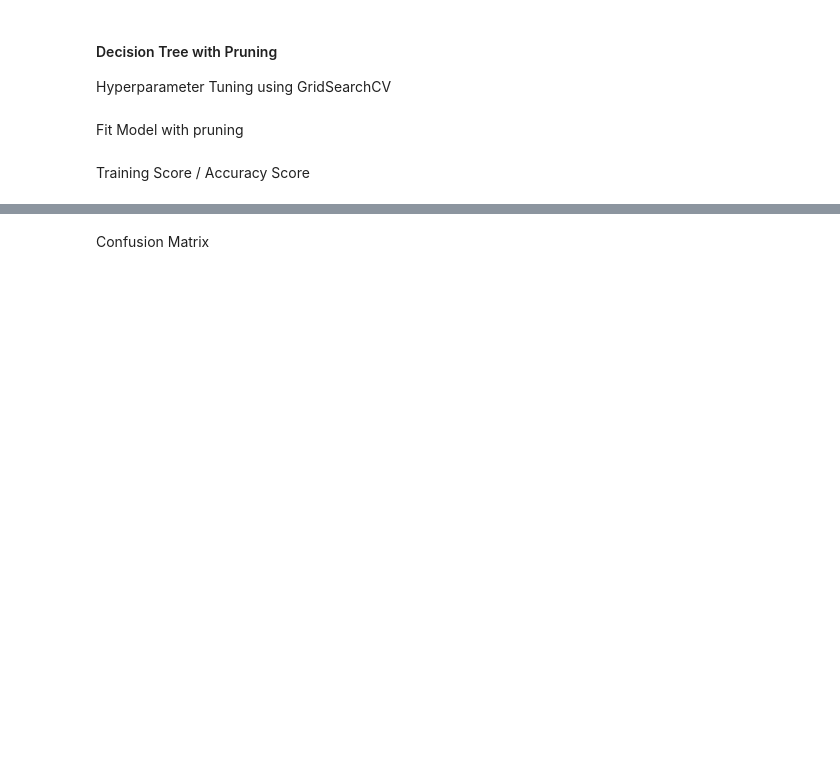
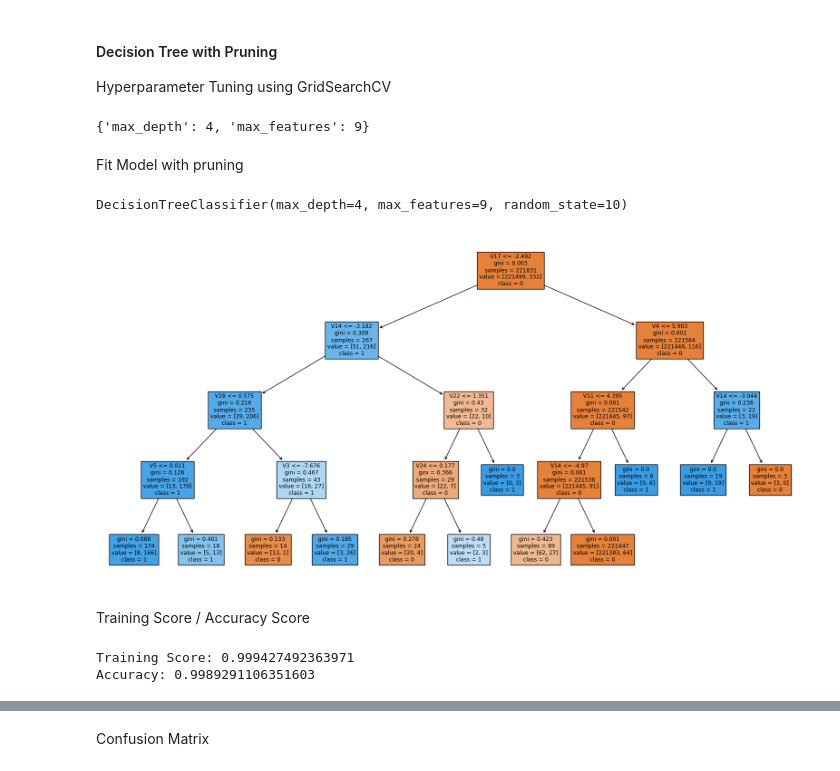
Before and after one commit to Faridghr/FraudDetectivePy, a Jupyter notebook: src/FraudDetectivePy.ipynb, the cells around one changed output, grey strips where cells are left out. Drawn from its saved outputs; the diff is of its cells as text; code cells hidden in the pictures; blank space fills up the shorter version.

```diff
--- a/src/FraudDetectivePy.ipynb
+++ b/src/FraudDetectivePy.ipynb
@@ -518,33 +561,40 @@ parameters = {
 grid_search = GridSearchCV(
     DecisionTreeClassifier(),
     param_grid=parameters,
-    cv=4,
+    cv=3,
 )
 grid_search.fit(X_train, y_train)
 print(grid_search.best_params_)
+# %% [output]
+{'max_depth': 4, 'max_features': 9}
 # %% [markdown]
 Fit Model with pruning
 # %%
-Credit_score_clf_pru = DecisionTreeClassifier(max_depth=4,max_features=11, random_state=10, splitter ='best')
+model = DecisionTreeClassifier(max_depth=4,max_features=9, random_state=10, splitter ='best')
 
-Credit_score_clf_pru.fit(X_train, y_train)
+model.fit(X_train, y_train)
+# %% [output]
+DecisionTreeClassifier(max_depth=4, max_features=9, random_state=10)
 # %%
 from sklearn.tree import DecisionTreeClassifier,plot_tree
 plt.figure(figsize=(20,10))
-plot_tree(Credit_score_clf_pru, filled=True, feature_names=list(X_train), class_names= list(y_train.unique().astype(str)))
+plot_tree(model, filled=True, feature_names=list(X_train), class_names= list(y_train.unique().astype(str)))
 plt.show()
+# %% [output]
+[figure, added]
 # %% [markdown]
 Training Score / Accuracy Score
 # %%
-y_train_pred = Credit_score_clf.predict(X_train)
+train_score = cross_val_score(model, X_train, y_train, cv=5)
+print(f'Training Score: {train_score.mean()}')
 
-t_score = accuracy_score(y_train, y_train_pred)
-print(f'Training Score: {t_score}')
-
-y_pred = Credit_score_clf_pru.predict(X_test)
+y_pred = model.predict(X_test)
 
 accuracy = accuracy_score(y_test, y_pred)
 print(f'Accuracy: {accuracy}')
+# %% [output]
+Training Score: 0.999427492363971
+Accuracy: 0.9989291106351603
 # %%
 from sklearn.metrics import f1_score, precision_score
 f1_score = f1_score(y_test, y_pred)
```
Also changed, not shown: parts of 107 cells of this notebook.
